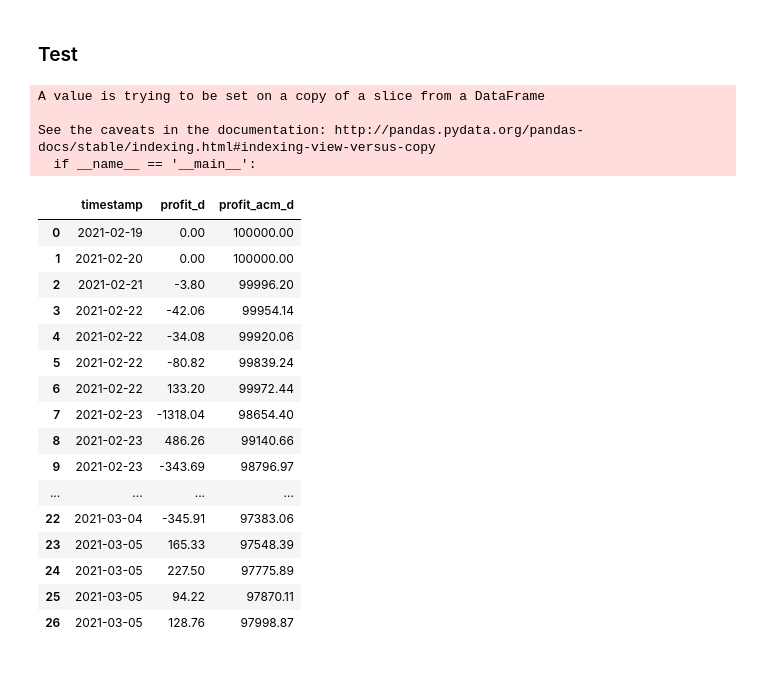
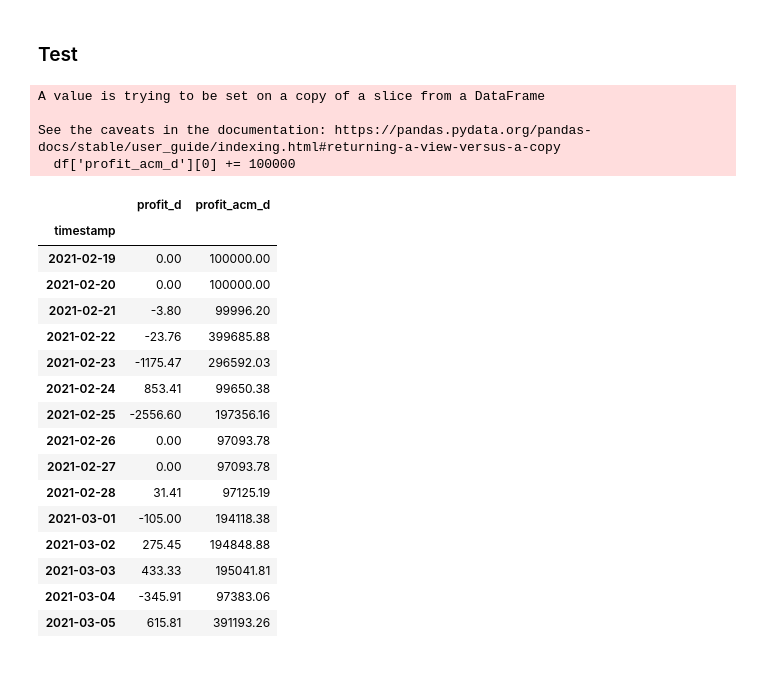
Before and after one commit to andreajimenezorozco/MyST_LAB3_1, a Jupyter notebook: notebook.ipynb, the cells around one changed output. Cells and saved outputs as stored; diff of their text form; code cells hidden in the pictures.

```diff
--- a/notebook.ipynb
+++ b/notebook.ipynb
@@ -182,30 +197,37 @@ def f_evolucion_capital(param_data):
 
     #df2 = pd.DataFrame({'timestamp':}) .unique() y sumar
     return df
-# %%
-f_evolucion_capital(data)
-# %% [output]
-A value is trying to be set on a copy of a slice from a DataFrame
-
-See the caveats in the documentation: http://pandas.pydata.org/pandas-docs/stable/indexing.html#indexing-view-versus-copy
-  if __name__ == '__main__':
-|  | timestamp | profit_d | profit_acm_d |
-| 0 | 2021-02-19 | 0.00 | 100000.00 |
-| 1 | 2021-02-20 | 0.00 | 100000.00 |
-| 2 | 2021-02-21 | -3.80 | 99996.20 |
-| 3 | 2021-02-22 | -42.06 | 99954.14 |
-| 4 | 2021-02-22 | -34.08 | 99920.06 |
-| 5 | 2021-02-22 | -80.82 | 99839.24 |
-| 6 | 2021-02-22 | 133.20 | 99972.44 |
-| 7 | 2021-02-23 | -1318.04 | 98654.40 |
-| 8 | 2021-02-23 | 486.26 | 99140.66 |
-| 9 | 2021-02-23 | -343.69 | 98796.97 |
-| ... | ... | ... | ... |
-| 22 | 2021-03-04 | -345.91 | 97383.06 |
-| 23 | 2021-03-05 | 165.33 | 97548.39 |
-| 24 | 2021-03-05 | 227.50 | 97775.89 |
-| 25 | 2021-03-05 | 94.22 | 97870.11 |
-| 26 | 2021-03-05 | 128.76 | 97998.87 |
+# %%
+cuenta = f_evolucion_capital(data)
+# %% [output]
+A value is trying to be set on a copy of a slice from a DataFrame
+
+See the caveats in the documentation: https://pandas.pydata.org/pandas-docs/stable/user_guide/indexing.html#returning-a-view-versus-a-copy
+  df['profit_acm_d'][0] += 100000
+# %%
+    cuenta = cuenta.set_index('timestamp')
+    active = cuenta.sort_index(ascending=True)
+    cuenta= cuenta.resample('D').sum()
+# %%
+cuenta
+# %% [output]
+|  | profit_d | profit_acm_d |
+| timestamp |  |  |
+| 2021-02-19 | 0.00 | 100000.00 |
+| 2021-02-20 | 0.00 | 100000.00 |
+| 2021-02-21 | -3.80 | 99996.20 |
+| 2021-02-22 | -23.76 | 399685.88 |
+| 2021-02-23 | -1175.47 | 296592.03 |
+| 2021-02-24 | 853.41 | 99650.38 |
+| 2021-02-25 | -2556.60 | 197356.16 |
+| 2021-02-26 | 0.00 | 97093.78 |
+| 2021-02-27 | 0.00 | 97093.78 |
+| 2021-02-28 | 31.41 | 97125.19 |
+| 2021-03-01 | -105.00 | 194118.38 |
+| 2021-03-02 | 275.45 | 194848.88 |
+| 2021-03-03 | 433.33 | 195041.81 |
+| 2021-03-04 | -345.91 | 97383.06 |
+| 2021-03-05 | 615.81 | 391193.26 |
 # %% [markdown]
 <br>
 # %% [markdown]
```
Also changed, not shown: parts of 2 cells of this notebook.
